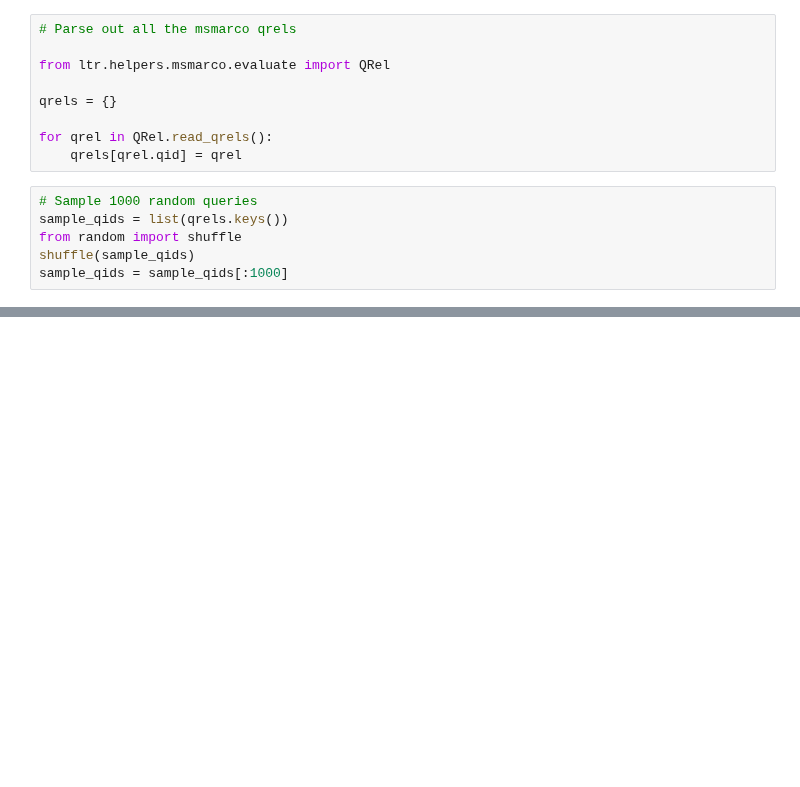
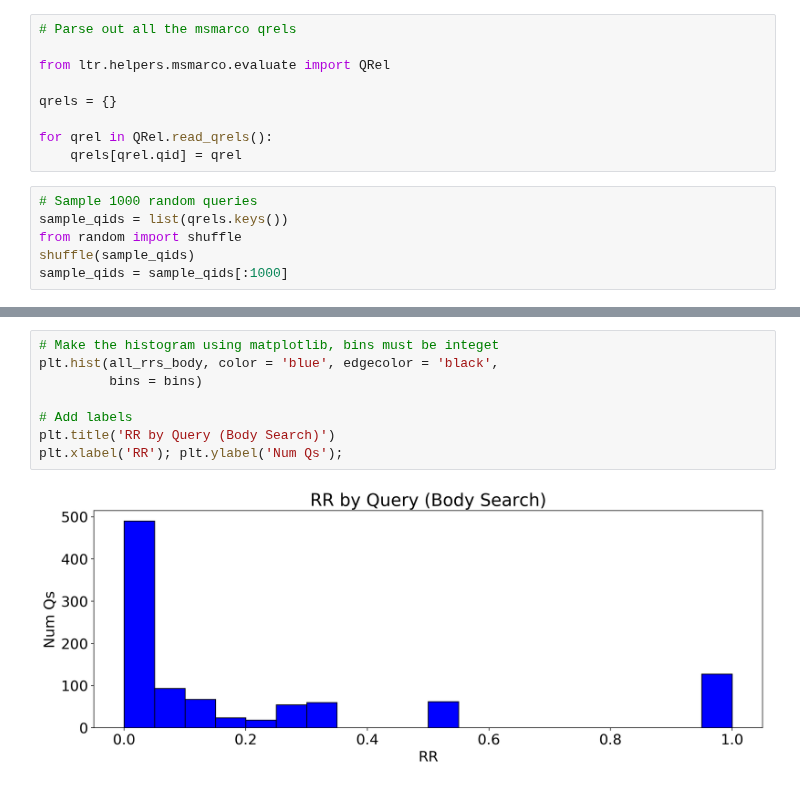
Before and after one commit to o19s/hello-ltr, a Jupyter notebook: msmarco.ipynb, the cells around one changed output, grey strips where cells are left out. Drawn from its saved outputs; the diff is of its cells as text; blank space fills up the shorter version.

```diff
--- a/msmarco.ipynb
+++ b/msmarco.ipynb
@@ -106,0 +146,10 @@ RuntimeError: <html>
+# %%
+# Make the histogram using matplotlib, bins must be integet
+plt.hist(all_rrs_body, color = 'blue', edgecolor = 'black',
+         bins = bins)
+
+# Add labels
+plt.title('RR by Query (Body Search)')
+plt.xlabel('RR'); plt.ylabel('Num Qs');
+# %% [output]
+[figure, added]
```
Also changed, not shown: parts of 7 cells of this notebook.
